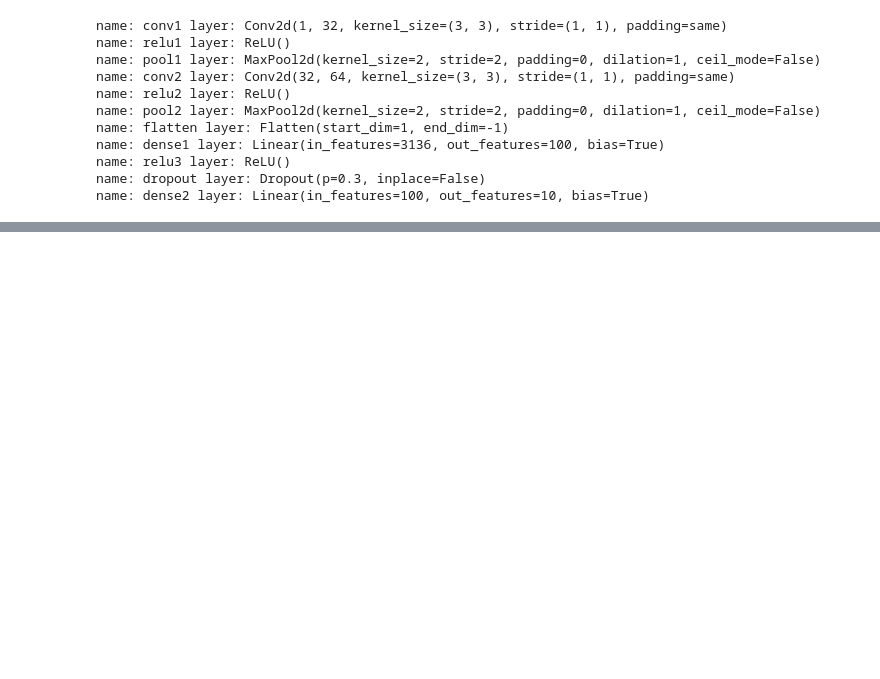
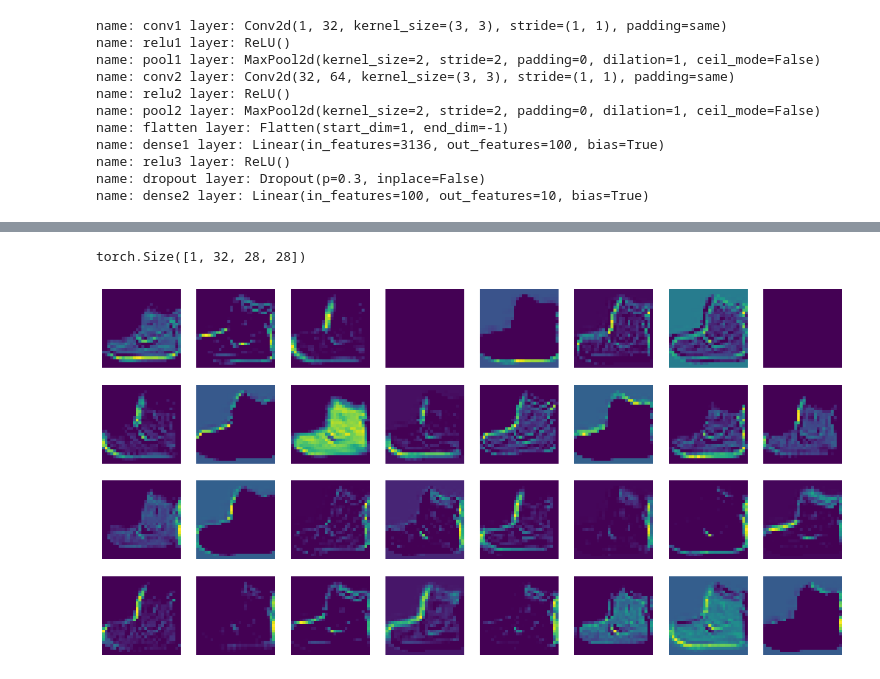
Before and after one commit to yonggyo1125/ai_class_source, a Jupyter notebook: 09 핀테크 머신러닝과 딥러닝 이해/source/day12/ex03.ipynb, the cells around one changed output, grey strips where cells are left out. Cells and saved outputs as stored; diff of their text form; code cells hidden in the pictures; blank space fills up the shorter version.

```diff
--- a/09 핀테크 머신러닝과 딥러닝 이해/source/day12/ex03.ipynb
+++ b/09 핀테크 머신러닝과 딥러닝 이해/source/day12/ex03.ipynb
@@ -52,0 +58,23 @@ train_input = fm_train.data
+# %%
+ankle_boot = train_input[0:1].reshape(1, 1, 28, 28) / 255.0
+# %%
+model.eval()
+with torch.no_grad():
+    feature_maps = model.conv1(ankle_boot)
+    feature_maps = model.relu1(feature_maps)
+# %%
+feature_maps.shape
+# %% [output]
+torch.Size([1, 32, 28, 28])
+# %%
+import matplotlib.pyplot as plt
+
+_, axs = plt.subplots(4, 8, figsize=(16, 8))
+for i in range(4):
+    for j in range(8):
+        axs[i, j].imshow(feature_maps[0, i * 8 + j, :, :])
+        axs[i, j].axis('off')
+
+plt.show()
+# %% [output]
+[figure, added]
```
Also changed, not shown: parts of 5 cells of this notebook, 8 other files.
